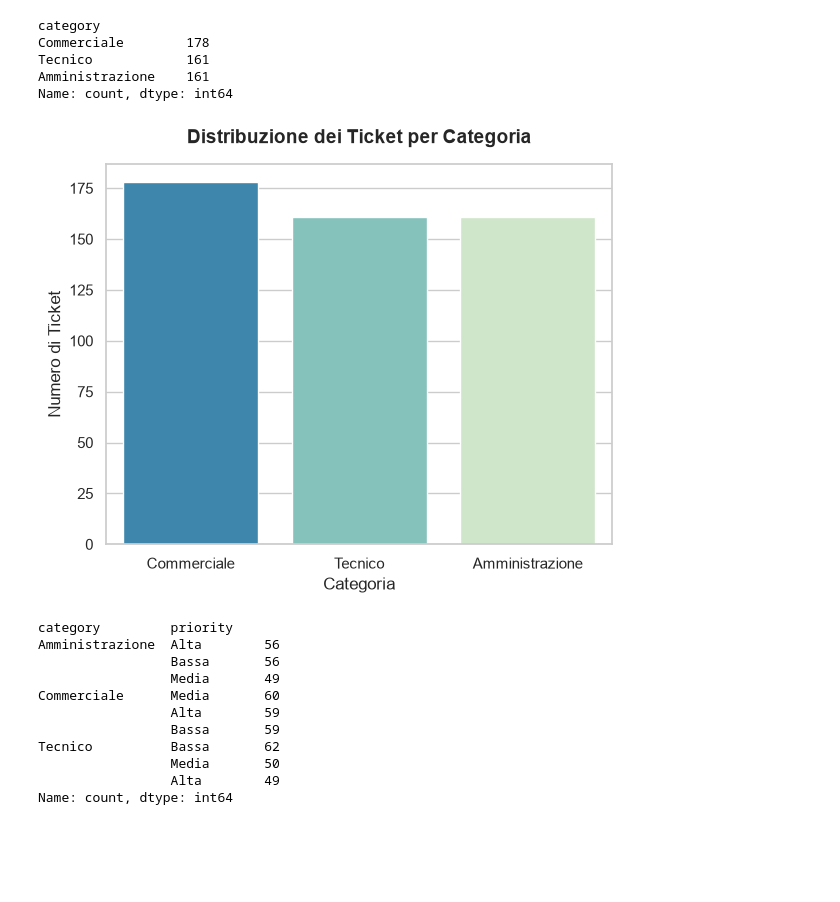
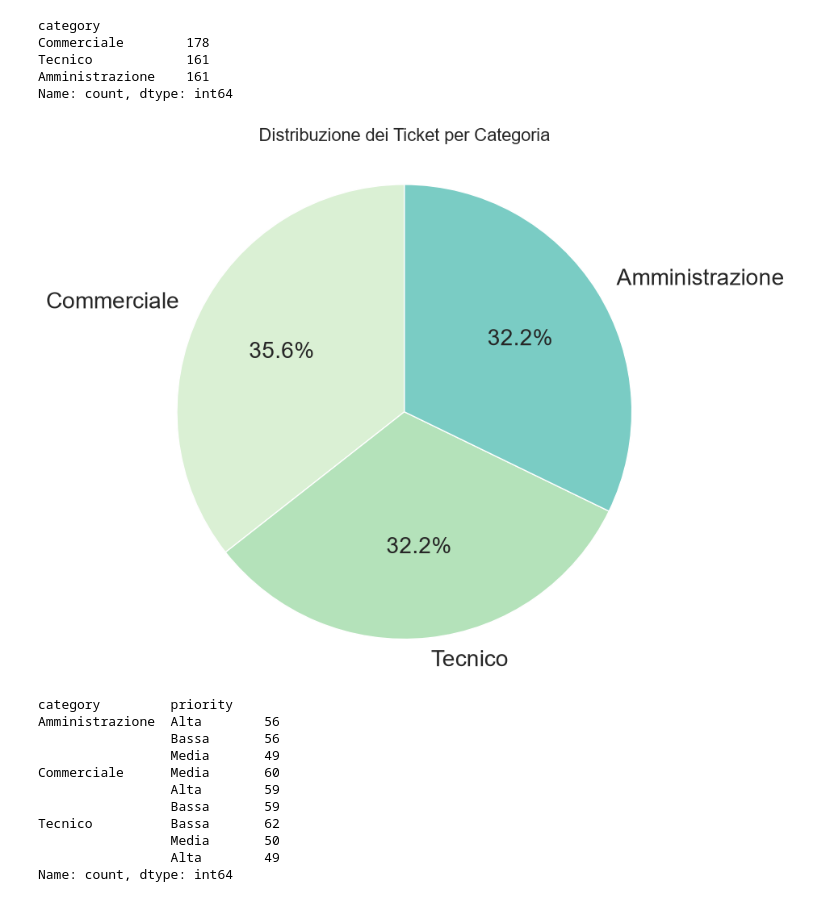
Before and after one commit to gabrieleStagnitta/Project-Work, a Jupyter notebook: 03_Pipeline_Machine_Learning.ipynb, the cells around one changed output. Saved outputs shown, nothing was run; the diff lists cells and outputs as text; code cells hidden in the pictures; blank space fills up the shorter version.

```diff
--- a/03_Pipeline_Machine_Learning.ipynb
+++ b/03_Pipeline_Machine_Learning.ipynb
@@ -80,38 +80,25 @@ Commerciale        178
 Tecnico            161
 Amministrazione    161
 Name: count, dtype: int64
-# %%
-import matplotlib.pyplot as plt
-import seaborn as sns
-sns.set_theme(style="whitegrid")
-
-#GRAFICO 1: Numero di ticket per ogni categoria (in ordine decrescente)
-
-#ordine delle categorie dal valore più alto al più basso
-ordine_categorie = df['category'].value_counts().index
-
-fig1, ax1 = plt.subplots(figsize=(6, 5))
-sns.countplot(
-    data=df,
-    x='category',
-    order=ordine_categorie,
-    hue='category',
-    palette='GnBu_r',
-    ax=ax1
-)
-
-#rimuovo la legenda automatica del parametro 'hue' che in questo caso è ridondante
-if ax1.get_legend() is not None:
-    ax1.get_legend().remove()
-
-ax1.set_title('Distribuzione dei Ticket per Categoria', fontsize=14, pad=15, fontweight='bold')
-ax1.set_xlabel('Categoria', fontsize=12)
-ax1.set_ylabel('Numero di Ticket', fontsize=12)
-
-plt.tight_layout()
-plt.show()
-# %% [output]
-[figure, removed]
+# %%
+import matplotlib.pyplot as plt
+import seaborn as sns
+sns.set_theme(style="whitegrid")
+
+plt.figure(figsize=(8, 8))
+cat_counts = df['category'].value_counts()
+
+colors_gnbu = sns.color_palette("GnBu", n_colors=5)[0:3]
+
+plt.pie(cat_counts, labels=cat_counts.index, autopct='%1.1f%%', startangle=90,
+        colors=colors_gnbu, textprops={'fontsize': 20})
+
+
+plt.title('Distribuzione dei Ticket per Categoria', fontsize=16, pad=20)
+plt.axis('equal')
+plt.show()
+# %% [output]
+[figure, added]
 # %%
 df.groupby('category')['priority'].value_counts(ascending=False)
 # %% [output]
```
Also changed, not shown: parts of 6 cells of this notebook.
